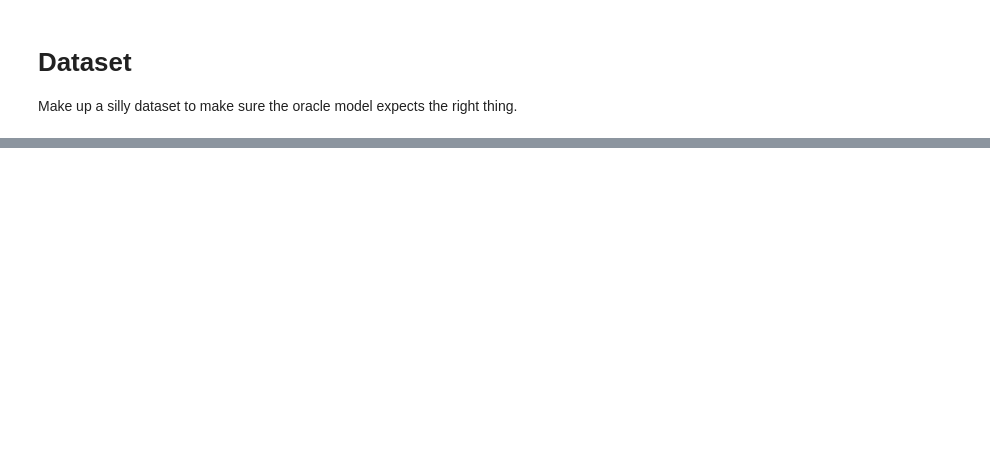
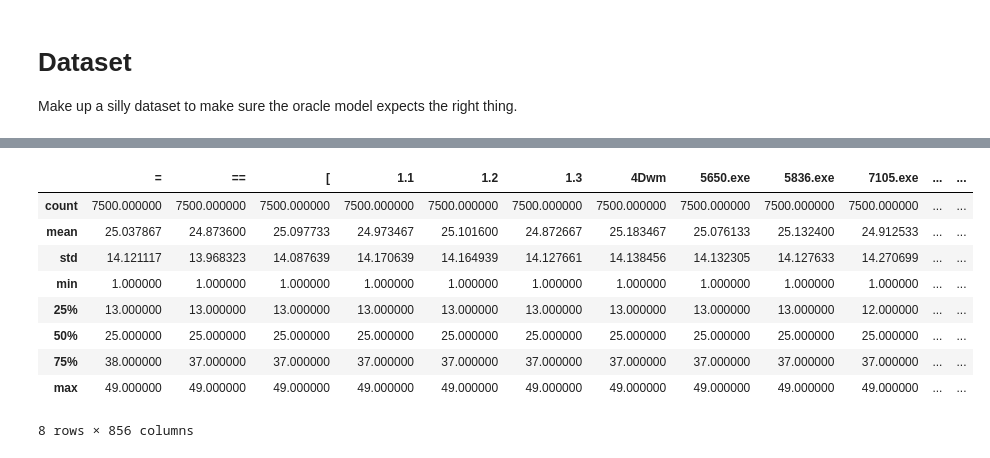
Before and after one commit to sydneyvert/Fooling-our-Neural-Network, a Jupyter notebook: documentation/oracle-model-sketch.ipynb, the cells around one changed output, grey strips where cells are left out. Cells and saved outputs as stored; diff of their text form; code cells hidden in the pictures; blank space fills up the shorter version.

Commit message:
oracle: randomly generate dataset, train on generated dataset

```diff
--- a/documentation/oracle-model-sketch.ipynb
+++ b/documentation/oracle-model-sketch.ipynb
@@ -48,4 +905,29 @@ Make up a silly dataset to make sure the oracle model expects the right thing.
+# %%
+raw_training_data =  numpy.random.randint(
+    low=1,
+    high=50,
+    size=(7500, num_commands),
+)
+raw_training_labels =  numpy.random.randint(
+    low=1,
+    high=50,
+    size=(7500, 1),
+)
+# %%
+import pandas
+
+training_labels =  keras.utils.to_categorical(raw_training_labels, num_classes=50)
+training_dataset = pandas.DataFrame(raw_training_data, columns=commands)
 # %%
-training_dataset = [
-    [1, ]
-]
+training_dataset.describe()
+# %% [output]
+|  | = | == | [ | 1.1 | 1.2 | 1.3 | 4Dwm | 5650.exe | 5836.exe | 7105.exe | ... | ... |
+| count | 7500.000000 | 7500.000000 | 7500.000000 | 7500.000000 | 7500.000000 | 7500.000000 | 7500.000000 | 7500.000000 | 7500.000000 | 7500.000000 | ... | ... |
+| mean | 25.037867 | 24.873600 | 25.097733 | 24.973467 | 25.101600 | 24.872667 | 25.183467 | 25.076133 | 25.132400 | 24.912533 | ... | ... |
+| std | 14.121117 | 13.968323 | 14.087639 | 14.170639 | 14.164939 | 14.127661 | 14.138456 | 14.132305 | 14.127633 | 14.270699 | ... | ... |
+| min | 1.000000 | 1.000000 | 1.000000 | 1.000000 | 1.000000 | 1.000000 | 1.000000 | 1.000000 | 1.000000 | 1.000000 | ... | ... |
+| 25% | 13.000000 | 13.000000 | 13.000000 | 13.000000 | 13.000000 | 13.000000 | 13.000000 | 13.000000 | 13.000000 | 12.000000 | ... | ... |
+| 50% | 25.000000 | 25.000000 | 25.000000 | 25.000000 | 25.000000 | 25.000000 | 25.000000 | 25.000000 | 25.000000 | 25.000000 | ... | ... |
+| 75% | 38.000000 | 37.000000 | 37.000000 | 37.000000 | 37.000000 | 37.000000 | 37.000000 | 37.000000 | 37.000000 | 37.000000 | ... | ... |
+| max | 49.000000 | 49.000000 | 49.000000 | 49.000000 | 49.000000 | 49.000000 | 49.000000 | 49.000000 | 49.000000 | 49.000000 | ... | ... |
+8 rows × 856 columns
```
Also changed, not shown: parts of 6 cells of this notebook.
